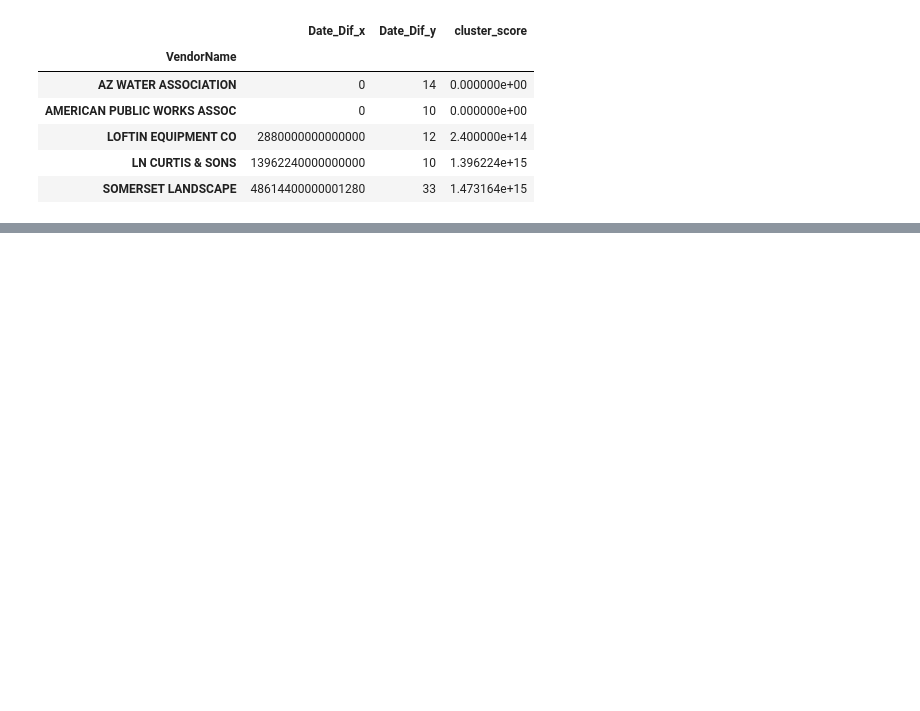
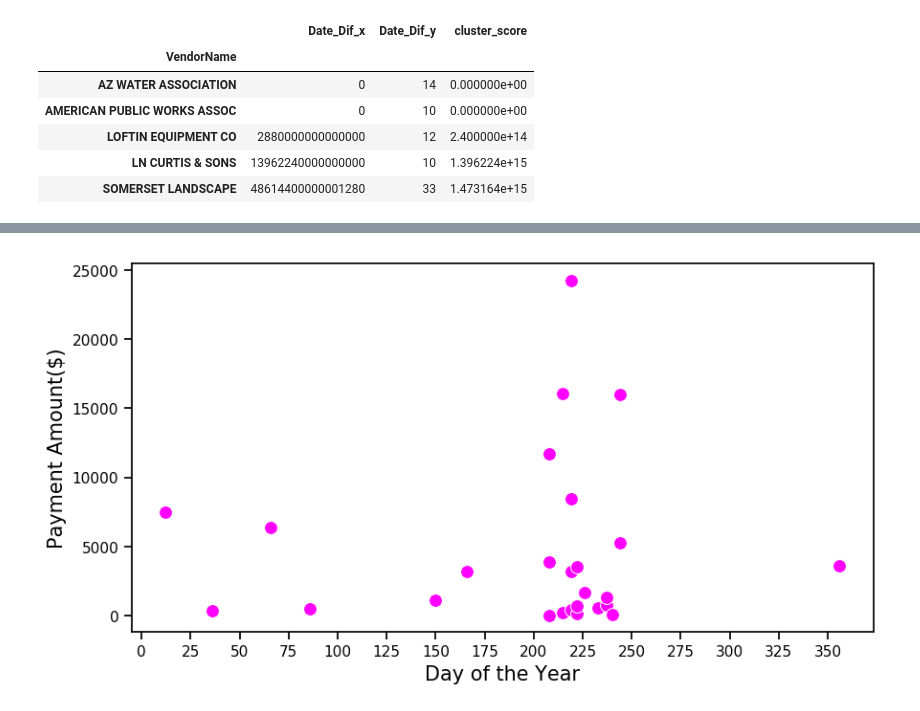
Before and after one commit to mrkjhsn/Vendor-Payments-City-of-Scottsdale, a Jupyter notebook: vendor_payment_clustering_analysis.ipynb, the cells around one changed output, grey strips where cells are left out. Saved outputs shown, nothing was run; the diff lists cells and outputs as text; code cells hidden in the pictures; blank space fills up the shorter version.

```diff
--- a/vendor_payment_clustering_analysis.ipynb
+++ b/vendor_payment_clustering_analysis.ipynb
@@ -228,0 +236,13 @@ plt.subplot(3, 1, 3)
+# %%
+fig = plt.figure(figsize=(10, 5))
+
+ax = sns.scatterplot(x=top_distributed_vendors_data.loc['WEST COAST TURF','Day_of_Year'],
+                    y=top_distributed_vendors_data.loc['WEST COAST TURF','PaymentAmount'],
+                    s=100,
+                    color='magenta')
+
+plt.xlabel("Day of the Year", fontsize=15)
+plt.ylabel("Payment Amount($)", fontsize=15)
+ax.xaxis.set_major_locator(matplotlib.ticker.MultipleLocator(25))
+# %% [output]
+[figure, added]
```
Also changed, not shown: parts of 10 cells of this notebook.
